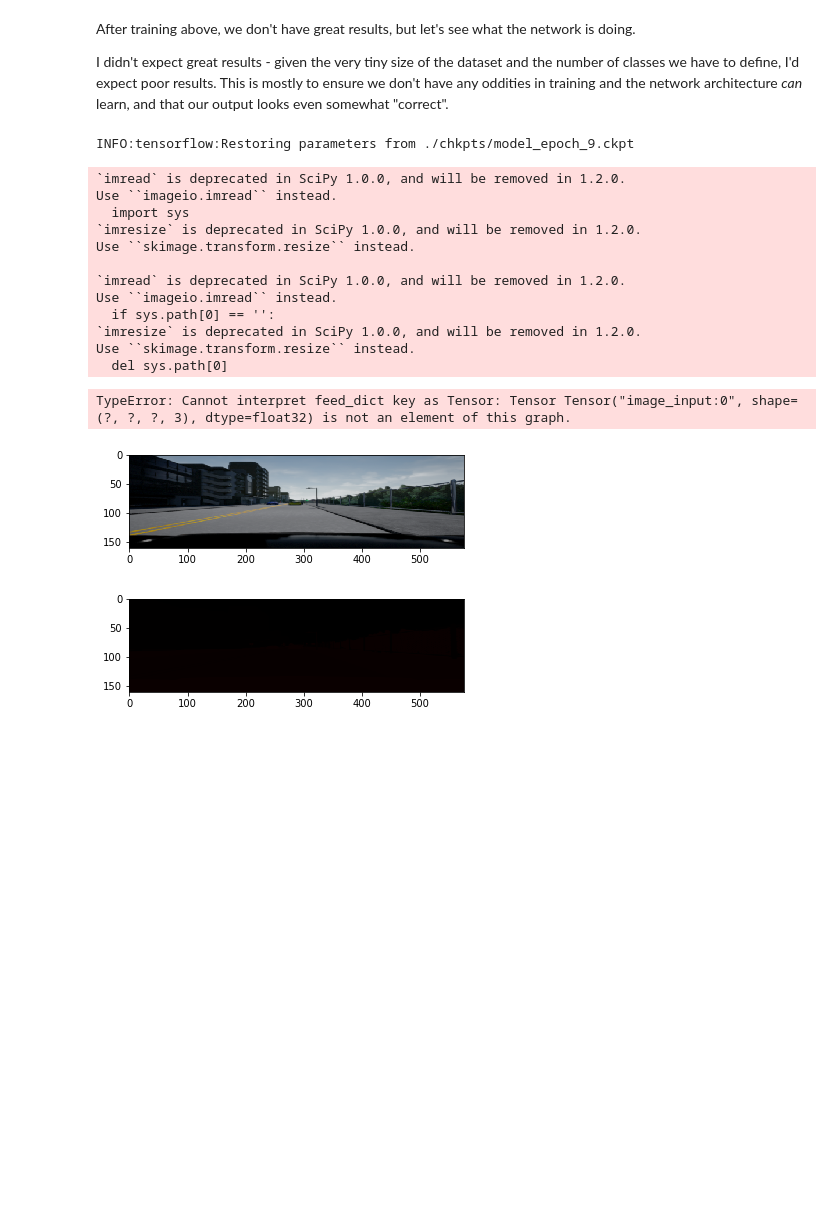
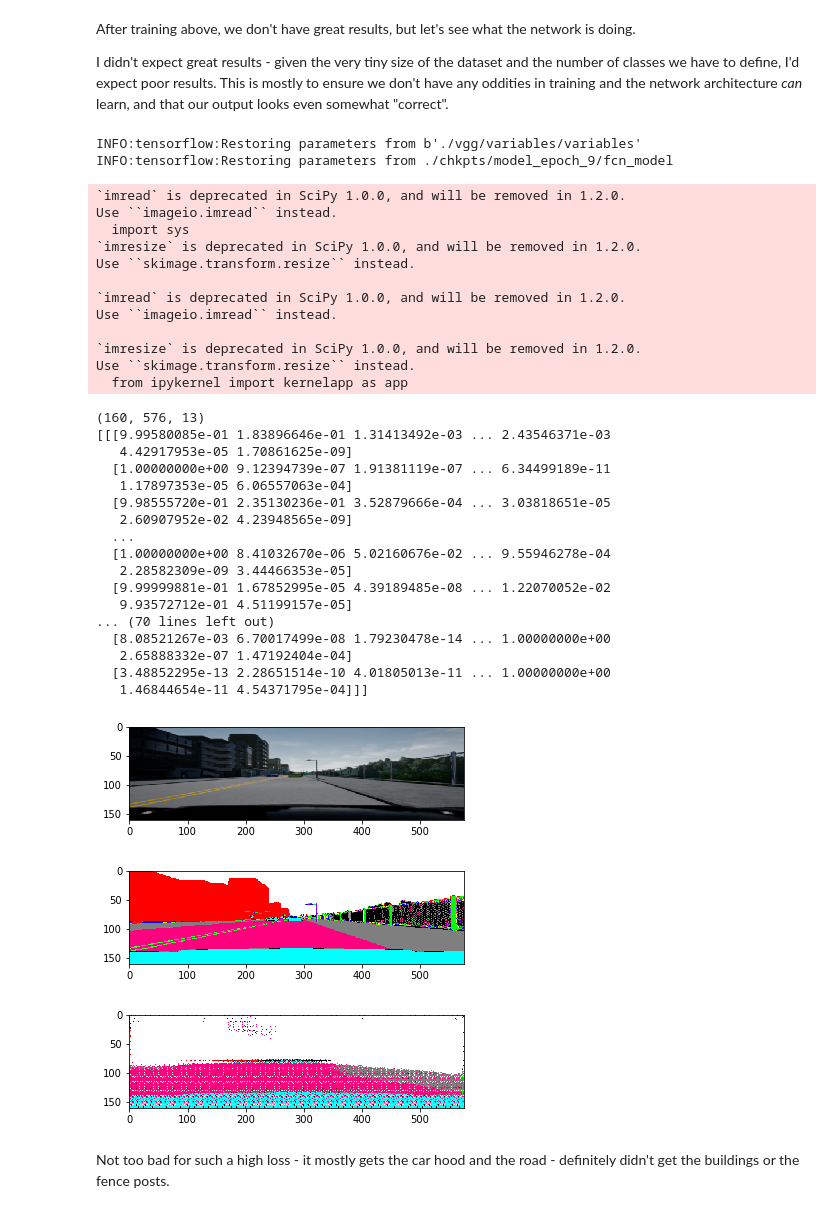
Before and after one commit to hlfshell/lyft-challenge-segmentation, a Jupyter notebook: Segmantic Segmentation with VGG16.ipynb, the cells around one changed output. Drawn from its saved outputs; the diff is of its cells as text; code cells hidden in the pictures; blank space fills up the shorter version.

Commit message:
feature: Initial training and output test complete

```diff
--- a/Segmantic Segmentation with VGG16.ipynb
+++ b/Segmantic Segmentation with VGG16.ipynb
@@ -270,8 +272,6 @@ def get_loss(model):
 Model traning function
 # %%
 def train(sess, model, epochs=1, batch_size=10, keep_probability=0.5, learning_rate_alpha=0.001):
-
-    saver = tf.train.Saver()
 
     sess.run(tf.global_variables_initializer())
 
@@ -300,7 +300,7 @@ def train(sess, model, epochs=1, batch_size=10, keep_probability=0.5, learning_r
             if(batch_count % 10 == 0):
                 print("Batch {} - loss of {}".format(batch_count, loss))
         print("Training for epoch finished - ", loss_log[-1])
-        chkpt_path = "./chkpts/model_epoch_{}.ckpt".format(epoch)
+        chkpt_path = "./chkpts/model_epoch_{}/fcn_model".format(epoch)
         saver.save(sess, chkpt_path)
         print("Model saved as {}".format(chkpt_path))
         print()
@@ -369,39 +372,82 @@ def execute_on_image(sess, model):
     plt.figure()
     plt.imshow(image)
 
+#     image = image - np.array([123.68, 116.779, 103.939], dtype=np.float32)
+
     truth = scipy.misc.imread(truth_file)
     truth = scipy.misc.imresize(truth, image_shape)
     plt.figure()
-    plt.imshow(truth)
+    plt.imshow(colorizeMap(truth))
     truth = imageToTruth(truth)
 
-    return sess.run([model['output_layer']], feed_dict={
-            model['input_layer']: image,
-            model['placeholders']['label']: truth,
-            model['keep_prob']: .9,
-            model['placeholders']['learning_rate']: 0.01
+    output = sess.run(model["output_layer"], feed_dict={
+            model["input_layer"]: [image],
+            model['placeholders']['label'] : [truth],
+            "keep_prob:0": .9,
+            model["placeholders"]["learning_rate"] : 0.01
         })
+    output = output[0]
+    print(output.shape)
+    print(output)
+
+    plt.figure()
+    outputImage = truthToImage(output)
+    colorizedOutput = colorizeMap(outputImage)
+    plt.imshow(colorizedOutput)
+
+    return output
+# %%
+saver = None
 # %%
 tf.reset_default_graph()
 with tf.Session() as sess:
-    saver = tf.train.import_meta_graph("./chkpts/model_epoch_9.ckpt.meta")
-    saver.restore(sess, tf.train.latest_checkpoint('./chkpts/'))
+    model = {}
+    model['settings'] = { "num_classes": 13 }
+    get_placeholders(model)
+    load_vgg(model)
+    vgg_fcn(model)
+    get_logits(model)
+    get_loss(model)
+
+    saver = tf.train.Saver()
+#     saver = tf.train.import_meta_graph("./chkpts/model_epoch_9/checkpoint")
+    saver.restore(sess, './chkpts/model_epoch_9/fcn_model')
 
     results = execute_on_image(sess, model)
 # %% [output]
-INFO:tensorflow:Restoring parameters from ./chkpts/model_epoch_9.ckpt
+INFO:tensorflow:Restoring parameters from b'./vgg/variables/variables'
+INFO:tensorflow:Restoring parameters from ./chkpts/model_epoch_9/fcn_model
 `imread` is deprecated in SciPy 1.0.0, and will be removed in 1.2.0.
 Use ``imageio.imread`` instead.
   import sys
 `imresize` is deprecated in SciPy 1.0.0, and will be removed in 1.2.0.
 Use ``skimage.transform.resize`` instead.
 
 `imread` is deprecated in SciPy 1.0.0, and will be removed in 1.2.0.
 Use ``imageio.imread`` instead.
-  if sys.path[0] == '':
+
 `imresize` is deprecated in SciPy 1.0.0, and will be removed in 1.2.0.
 Use ``skimage.transform.resize`` instead.
-  del sys.path[0]
+  from ipykernel import kernelapp as app
-TypeError: Cannot interpret feed_dict key as Tensor: Tensor Tensor("image_input:0", shape=(?, ?, ?, 3), dtype=float32) is not an element of this graph.
+(160, 576, 13)
+[[[9.99580085e-01 1.83896646e-01 1.31413492e-03 ... 2.43546371e-03
+   4.42917953e-05 1.70861625e-09]
+  [1.00000000e+00 9.12394739e-07 1.91381119e-07 ... 6.34499189e-11
+   1.17897353e-05 6.06557063e-04]
+  [9.98555720e-01 2.35130236e-01 3.52879666e-04 ... 3.03818651e-05
+   2.60907952e-02 4.23948565e-09]
+  ...
+  [1.00000000e+00 8.41032670e-06 5.02160676e-02 ... 9.55946278e-04
+   2.28582309e-09 3.44466353e-05]
+  [9.99999881e-01 1.67852995e-05 4.39189485e-08 ... 1.22070052e-02
+   9.93572712e-01 4.51199157e-05]
+... (70 lines left out)
+  [8.08521267e-03 6.70017499e-08 1.79230478e-14 ... 1.00000000e+00
+   2.65888332e-07 1.47192404e-04]
+  [3.48852295e-13 2.28651514e-10 4.01805013e-11 ... 1.00000000e+00
+   1.46844654e-11 4.54371795e-04]]]
 [figure]
-[figure, old version]
+[figure, new version]
+[figure, added]
+# %% [markdown]
+Not too bad for such a high loss - it mostly gets the car hood and the road - definitely didn't get the buildings or the fence posts.
```
Also changed, not shown: parts of 4 cells of this notebook.
